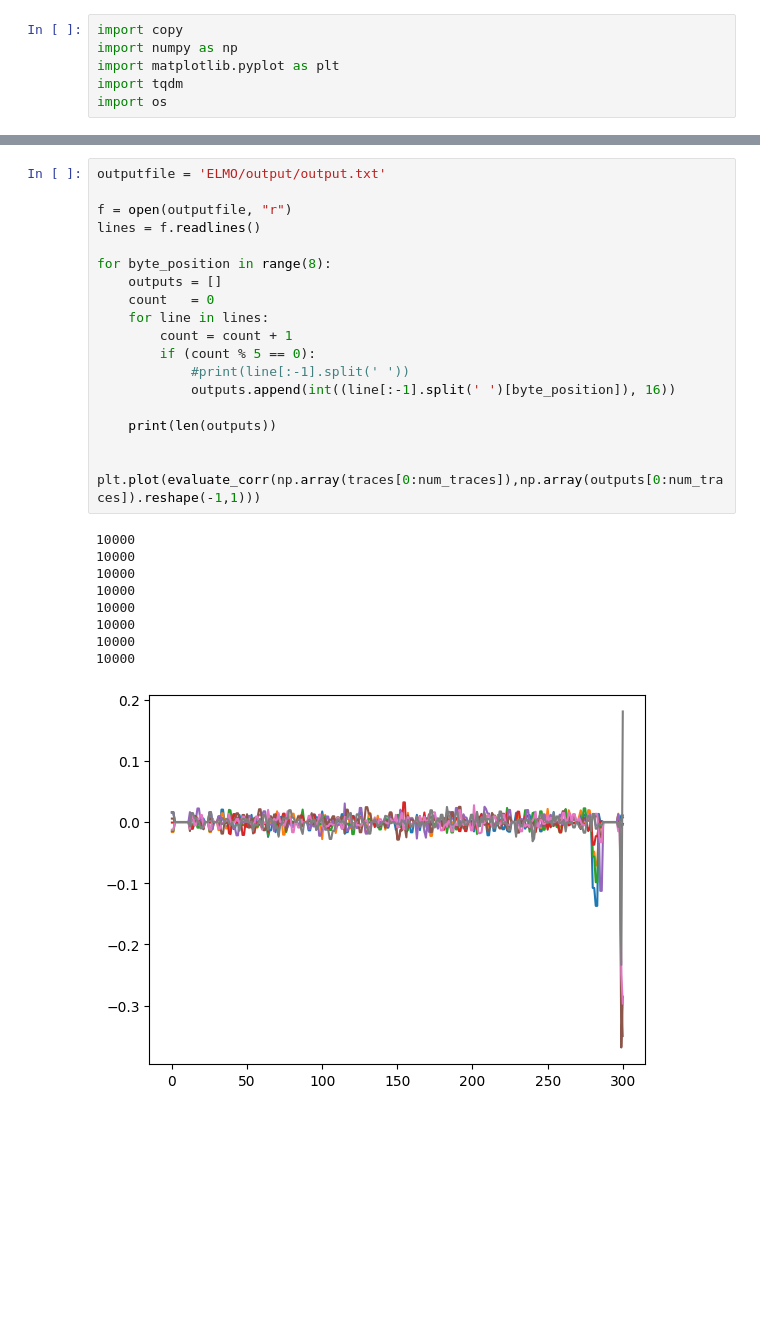
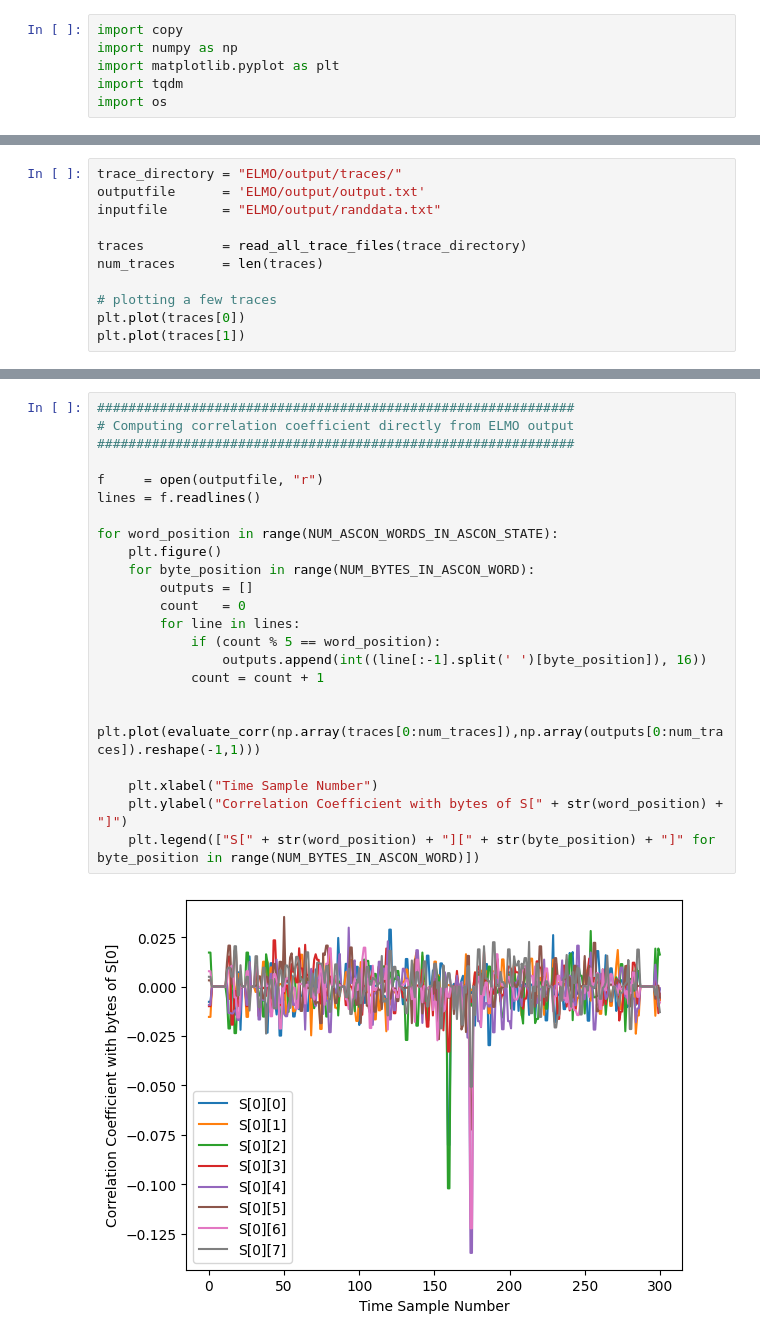
Before and after one commit to Leslie569/SCA_research, a Jupyter notebook: plot_correlation.ipynb, the cells around one changed output, grey strips where cells are left out. Saved outputs shown, nothing was run; the diff lists cells and outputs as text; blank space fills up the shorter version.

Commit message:
Updating the correlation coefficient script for both ELMO outputs and expected outputs.

```diff
--- a/plot_correlation.ipynb
+++ b/plot_correlation.ipynb
@@ -46,0 +149,11 @@ def evaluate_corr(traces,hyp_pwr):
+# %%
+trace_directory = "ELMO/output/traces/"
+outputfile      = 'ELMO/output/output.txt'
+inputfile       = "ELMO/output/randdata.txt"
+
+traces          = read_all_trace_files(trace_directory)
+num_traces      = len(traces)
+
+# plotting a few traces
+plt.plot(traces[0])
+plt.plot(traces[1])
@@ -47,28 +163,25 @@ def evaluate_corr(traces,hyp_pwr):
 # %%
-outputfile = 'ELMO/output/output.txt'
+#############################################################
+# Computing correlation coefficient directly from ELMO output
+#############################################################
 
-f = open(outputfile, "r")
+f     = open(outputfile, "r")
 lines = f.readlines()
 
-for byte_position in range(8):
-    outputs = []
-    count   = 0
-    for line in lines:
-        count = count + 1
-        if (count % 5 == 0):
-            #print(line[:-1].split(' '))
-            outputs.append(int((line[:-1].split(' ')[byte_position]), 16))
+for word_position in range(NUM_ASCON_WORDS_IN_ASCON_STATE):
+    plt.figure()
+    for byte_position in range(NUM_BYTES_IN_ASCON_WORD):
+        outputs = []
+        count   = 0
+        for line in lines:
+            if (count % 5 == word_position):
+                outputs.append(int((line[:-1].split(' ')[byte_position]), 16))
+            count = count + 1
 
-    print(len(outputs))
+        plt.plot(evaluate_corr(np.array(traces[0:num_traces]),np.array(outputs[0:num_traces]).reshape(-1,1)))
 
-    plt.plot(evaluate_corr(np.array(traces[0:num_traces]),np.array(outputs[0:num_traces]).reshape(-1,1)))
+    plt.xlabel("Time Sample Number")
+    plt.ylabel("Correlation Coefficient with bytes of S[" + str(word_position) + "]")
+    plt.legend(["S[" + str(word_position) + "][" + str(byte_position) + "]" for byte_position in range(NUM_BYTES_IN_ASCON_WORD)])
 # %% [output]
-10000
-10000
-10000
-10000
-10000
-10000
-10000
-10000
-[figure, old version]
+[figure, new version]
```
Also changed, not shown: parts of 10 cells of this notebook.
